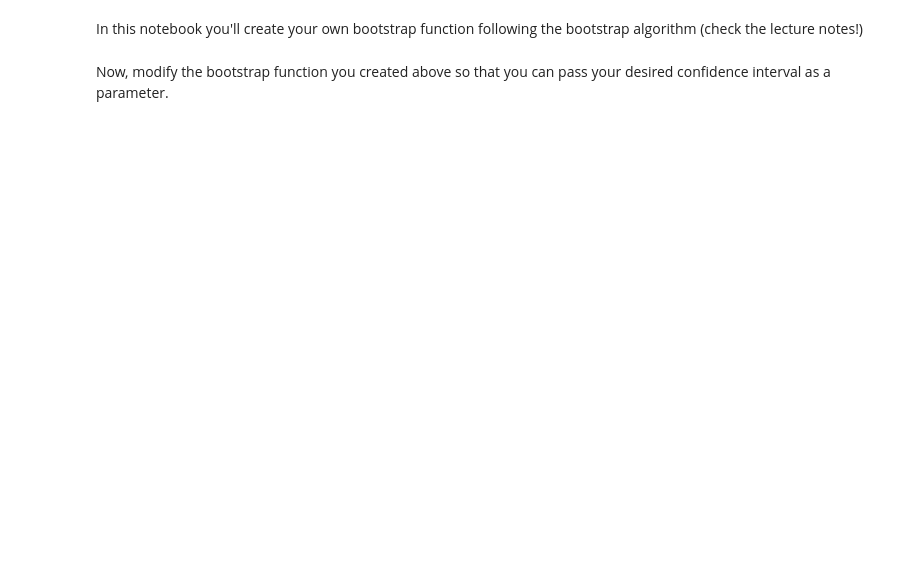
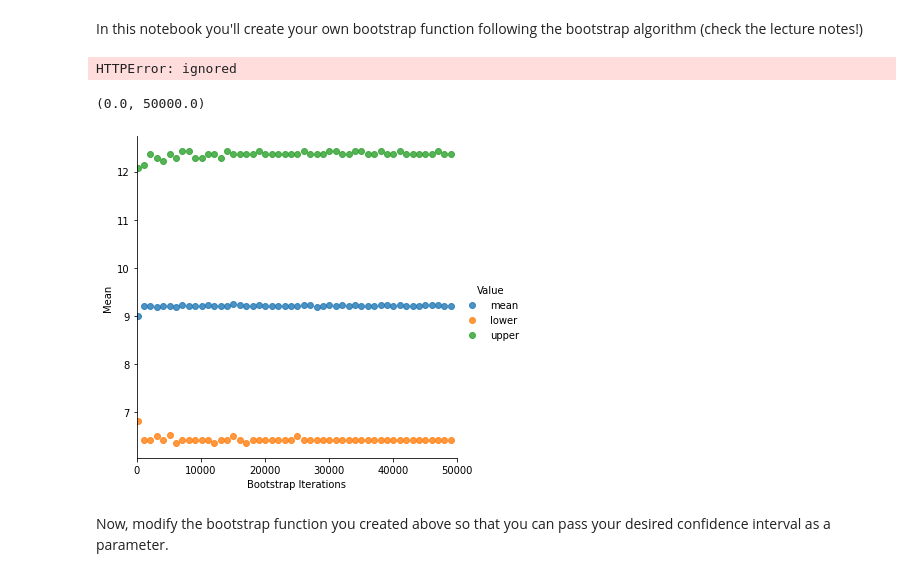
Before and after one commit to jonisabdulkarim/CE888, a Jupyter notebook: Lab2/bootstrap.ipynb, the cells around one changed output. Cells and saved outputs as stored; diff of their text form; code cells hidden in the pictures; blank space fills up the shorter version.

```diff
--- a/Lab2/bootstrap.ipynb
+++ b/Lab2/bootstrap.ipynb
@@ -10,7 +11,9 @@ import numpy as np
 # %%
 # Load the data
-df = pd.read_csv('https://raw.githubusercontent.com/albanda/CE888/master/lab2%20-%20bootstrap/customers.csv')
+df = pd.read_csv('https://raw.githubusercontent.com/jonisabdulkarim/CE888/main/Lab2/customers.csv?token=AM63NA6SXRHSNRX62YT2JFDACP6XE')
 data = df.values.T[1]
+# %% [output]
+HTTPError: ignored
 # %%
 # Checking the notes from the lecture, create here your own bootstrap function:
 # 1. Sample from the input array x to create an array of samples of shape (n_bootstraps, sample_size)
@@ -21,23 +24,36 @@ data = df.values.T[1]
 # 4. Calculate the lower and upper bounds for a 95% CI (hint: check the percentile function on Numpy)
 # 5. Return data_mean, and the lower and upper bounds of your interval
 def bootstrap_mean(x, sample_size, n_bootstraps):
-	# <---INSERT YOUR CODE HERE--->
-	return data_mean, lower, upper
+  # this will return a n bootstraps, each randomly sampled from x
+  # each bootstrap will have s columns
+  boots = rn.choice(x, (n_bootstraps, sample_size))
+
+  # returns mean of each row (i.e. bootstrap)
+  means = np.mean(boots, axis=1)
+
+  data_mean = boots.mean() # mean of all bootstraps
+  lower = np.percentile(means, 2.5) # lower bound
+  upper = np.percentile(means, 97.5) # upper bound
+
+  return data_mean, lower, upper
 # %%
 # Call your bootstrap function and plot the results
 
 boots = []
 for i in range(100, 50000, 1000):
     boot = bootstrap_mean(data, data.shape[0], i)
     boots.append([i, boot[0], "mean"])
     boots.append([i, boot[1], "lower"])
     boots.append([i, boot[2], "upper"])
 
 df_boot = pd.DataFrame(boots, columns=['Bootstrap Iterations', 'Mean', "Value"])
 sns_plot = sns.lmplot(df_boot.columns[0], df_boot.columns[1], data=df_boot, fit_reg=False, hue="Value")
 
-sns_plot.axes[0, 0].set_ylim(0,)
-sns_plot.axes[0, 0].set_xlim(0, 100000)
+#sns_plot.axes[0, 0].set_ylim(0,)
+sns_plot.axes[0, 0].set_xlim(0, 50000)
+# %% [output]
+(0.0, 50000.0)
+[figure, added]
 # %% [markdown]
 
 Now, modify the bootstrap function you created above so that you can pass your desired confidence interval as a parameter.
```
Also changed, not shown: parts of 16 cells of this notebook.
